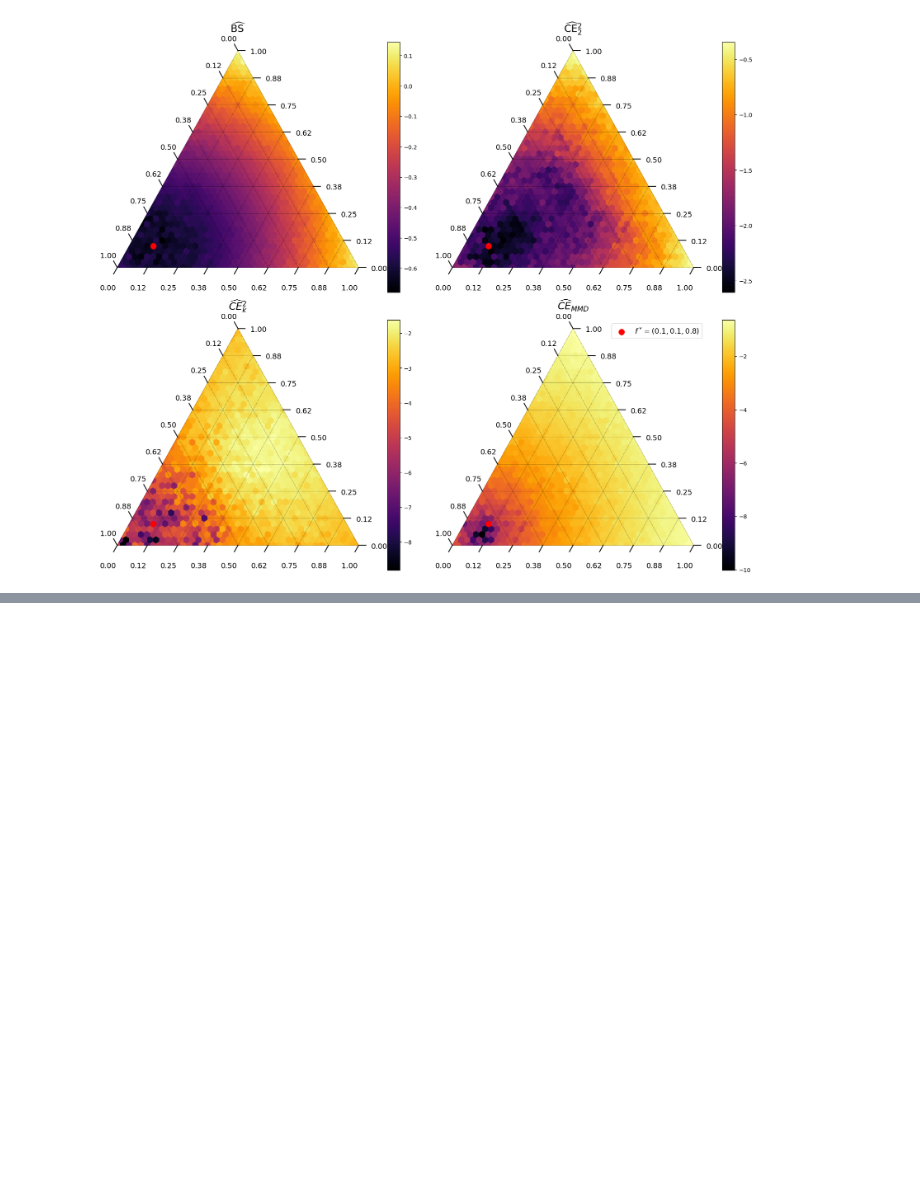
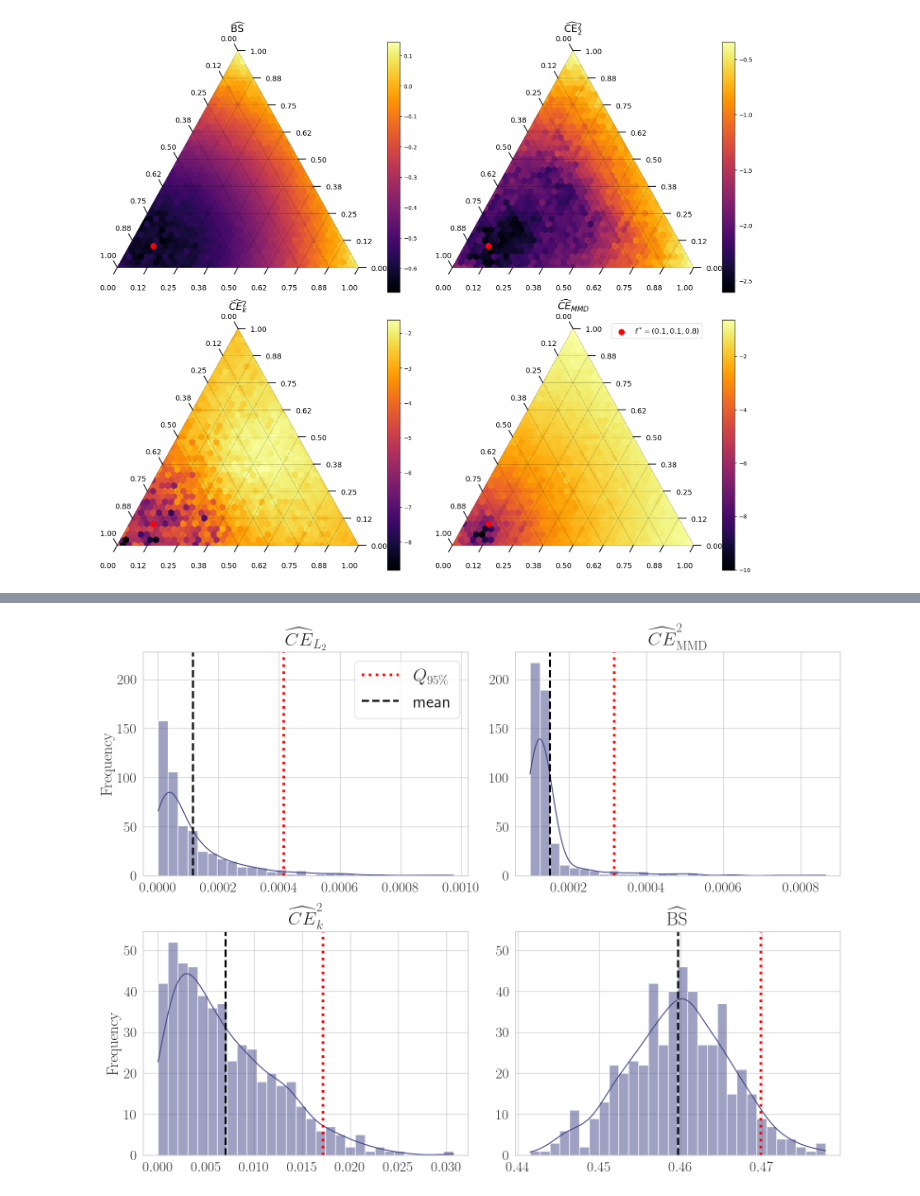
Before and after one commit to mkjuergens/EnsembleCalibration, a Jupyter notebook: notebooks/cal_estimator_analysis.ipynb, the cells around one changed output, grey strips where cells are left out. Saved outputs shown, nothing was run; the diff lists cells and outputs as text; code cells hidden in the pictures; blank space fills up the shorter version.

```diff
--- a/notebooks/cal_estimator_analysis.ipynb
+++ b/notebooks/cal_estimator_analysis.ipynb
@@ -289,0 +356,4 @@ plt.savefig("../figures/heatmap_cal_estimates_lambda.png", dpi=400)
+# %%
+for stat in ['ECE', 'MMD', 'SKCE', 'Brier']:
+    print(f"{stat} contains NaN: {df_stats[stat].isnull().any()}")
+    print(f"{stat} contains Inf: {np.isinf(df_stats[stat]).any()}")
@@ -289,0 +369,75 @@ plt.savefig("../figures/heatmap_cal_estimates_lambda.png", dpi=400)
+# %%
+plt.rcParams.update({
+    "text.usetex": True,           # Use LaTeX for text rendering
+    "font.family": "serif",        # Use serif fonts
+    #"font.serif": ["Computer Modern Roman"],  # Use Computer Modern Roman font
+    "font.size": 12,               # Default font size
+    "axes.labelsize": 12,          # Axis label font size
+    "axes.titlesize": 14,          # Plot title font size
+    "legend.fontsize": 10,         # Legend font size
+    "xtick.labelsize": 10,         # X-axis tick label font size
+    "ytick.labelsize": 10,         # Y-axis tick label font size
+})
+# %%
+# Set Seaborn style
+sns.set(style='whitegrid')
+
+# Create subplots
+fig = plt.figure(figsize=(16, 12))
+# First row
+ax1 = plt.subplot(2, 2, 1)
+ax2 = plt.subplot(2, 2, 2, sharey=ax1)
+
+# Second row
+ax3 = plt.subplot(2, 2, 3)
+ax4 = plt.subplot(2, 2, 4, sharey=ax3)
+
+# Put axes in a list for easy iteration
+axes = [ax1, ax2, ax3, ax4]
+
+# Define the statistics and their titles
+stats = ['ECE', 'MMD', 'SKCE', 'Brier']
+labels = [r'$\widehat{CE}_{L_2}$', r'$\widehat{CE}_{\mathrm{MMD}}^2$', r'$\widehat{CE}_{k}^2$',
+          r'$\widehat{\mathrm{BS}}$']
+cmap = plt.get_cmap('viridis')
+colors = [cmap(.2) for i in np.linspace(0, .8, len(stats))]
+axes[0].set_ylabel(r'$\mathrm{Frequency}$', fontsize=24)
+for i, stat in enumerate(stats):
+    # Plot histogram with KDE
+    sns.histplot(df_stats[stat], kde=True, ax=axes[i], color=colors[i], bins=30)
+    # add quantiles
+    q_95 = np.quantile(df_stats[stat], 0.95)
+    # plot vertical line at 95% quantile, using red dashed line
+    axes[i].axvline(q_95, color='red', linestyle=':', linewidth=4, label=r'$Q_{95\%}$')
+
+    # Calculate mean value
+    mean_value = np.mean(df_stats[stat])
+
+    # Add vertical line at the mean value
+    axes[i].axvline(mean_value, color='black', linestyle='--', linewidth=3, label='mean')
+
+    # Set the title and labels using LaTeX-formatted strings
+    axes[i].set_title(f'{labels[i]}', fontsize=28, pad=10)
+    axes[i].set_xlabel('', fontsize=20)
+    if i == 0 or i == 2:
+        axes[i].set_ylabel(r'$\mathrm{Frequency}$', fontsize=24)
+    else:
+        axes[i].set_ylabel('')
+    # axes[i].set_ylabel(r'$\mathrm{Frequency}$', fontsize=22)
+
+    # Adjust tick parameters
+    axes[i].tick_params(axis='both', which='major', labelsize=22)
+
+    # Set x-axis limits if necessary
+    #axes[i].set_xlim(left=0)  # Assuming the statistics are non-negative
+
+    # Add legend
+axes[0].legend(fontsize=28)
+
+# Adjust layout to prevent overlap
+plt.tight_layout()
+# create directory if it does not exist
+os.makedirs("../figures", exist_ok=True)
+plt.savefig("../figures/histogram_cal_estimates.png", dpi=400)
+# %% [output]
+[figure, added]
```
Also changed, not shown: parts of 8 cells of this notebook.
